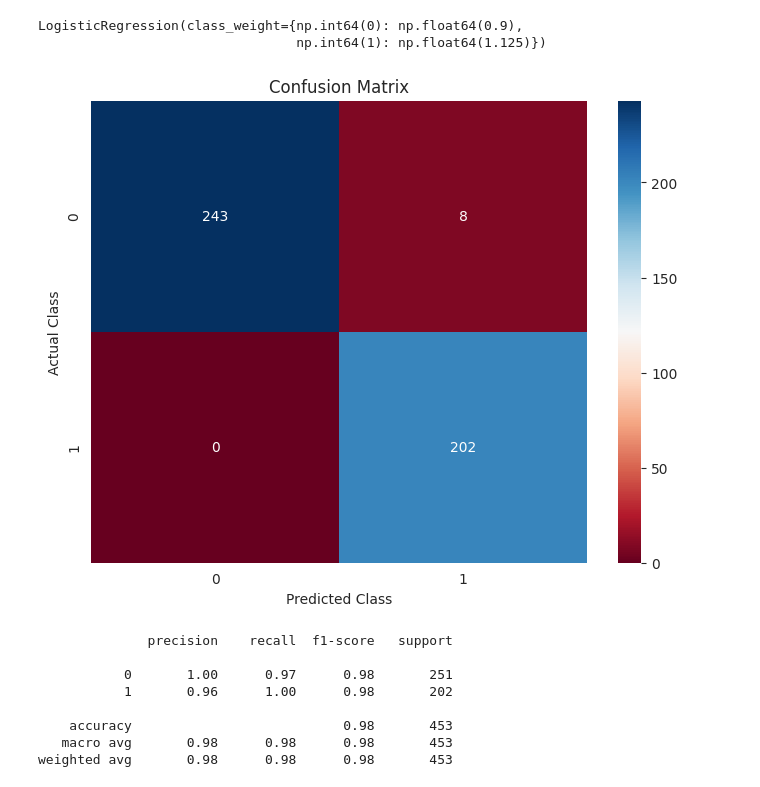
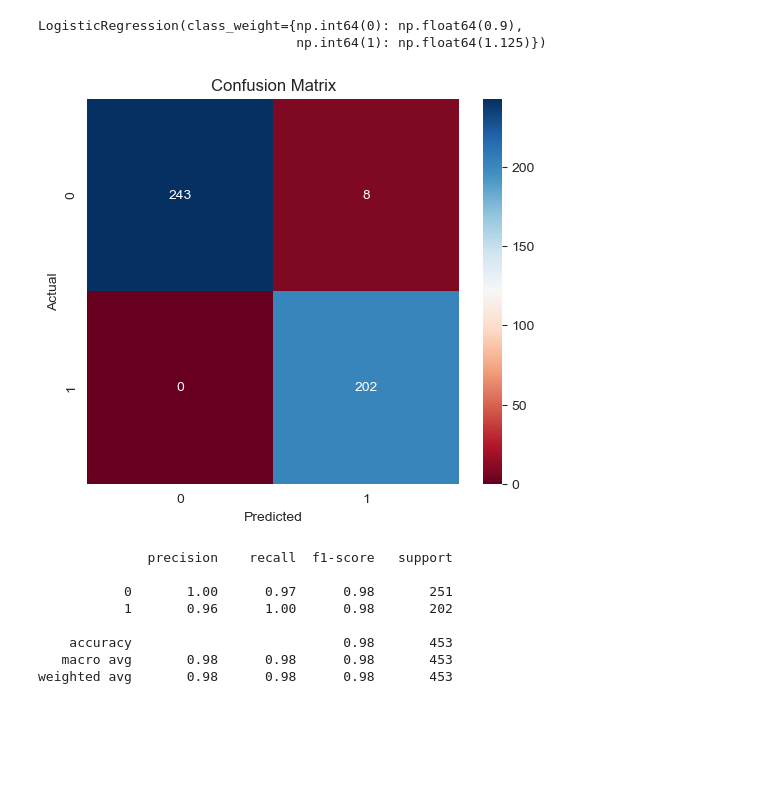
Before and after one commit to VanNguyenDucThinh/NhomCSTTNT25-26, a Jupyter notebook: DuAn/project/model/traditional_model.ipynb, the cells around one changed output. Saved outputs shown, nothing was run; the diff lists cells and outputs as text; code cells hidden in the pictures; blank space fills up the shorter version.

```diff
--- a/DuAn/project/model/traditional_model.ipynb
+++ b/DuAn/project/model/traditional_model.ipynb
@@ -159,52 +164,31 @@ F1 BG: 98.995% (0.691%)
 # %%
 model = LogisticRegression(class_weight=class_weights_dict)
-
-supervied_features = x_train[feature_selection['LR']]
-supervied_target = y_train
-
-model.fit(supervied_features, supervied_target)
+model.fit(x_train, y_train)
 # %% [output]
 LogisticRegression(class_weight={np.int64(0): np.float64(0.9),
                                  np.int64(1): np.float64(1.125)})
 # %%
-predictions = model.predict(x_test[feature_selection['LR']])
+predictions = model.predict(x_test)
 # %%
 conf_matrix = confusion_matrix(y_test, predictions)
 
-plt.figure(figsize=(8,6))
-sns.heatmap(conf_matrix, annot=True, fmt="d", cmap='RdBu')
+plt.figure(figsize=(6,5))
+sns.heatmap(conf_matrix, annot=True, fmt="d", cmap="RdBu")
 plt.title("Confusion Matrix")
-plt.ylabel("Actual Class")
-plt.xlabel("Predicted Class")
+plt.xlabel("Predicted")
+plt.ylabel("Actual")
 plt.show()
-
-print(classification_report(y_test, predictions))
 # %% [output]
-[figure, old version]
+[figure, new version]
-              precision    recall  f1-score   support
-
-           0       1.00      0.97      0.98       251
-           1       0.96      1.00      0.98       202
-
-    accuracy                           0.98       453
-   macro avg       0.98      0.98      0.98       453
-weighted avg       0.98      0.98      0.98       453
 # %%
-def check_result(pred):
-    return "Y" if pred == 1 else "N"
-
-def check_output(stt, model, X_test, Y_test):
-    print(f"Lần thứ {stt}: ")
-    indx = rd.randint(0, X_test.shape[0] - 1)
-
-    sample = X_test.iloc[indx:indx+1]
-    y_predict = model.predict(sample)
-
-    Y_check = check_result(Y_test.iloc[indx])
-
-    print('True:', Y_check)
-    print('Predicted:', check_result(y_predict[0]))
-    print("----------------------------")
-
-    return Y_check == check_result(y_predict[0])
+print(classification_report(y_test, predictions))
+# %% [output]
+              precision    recall  f1-score   support
+
+           0       1.00      0.97      0.98       251
+           1       0.96      1.00      0.98       202
+
+    accuracy                           0.98       453
+   macro avg       0.98      0.98      0.98       453
+weighted avg       0.98      0.98      0.98       453
 # %%
```
Also changed, not shown: parts of 12 cells of this notebook, 16 other files.
